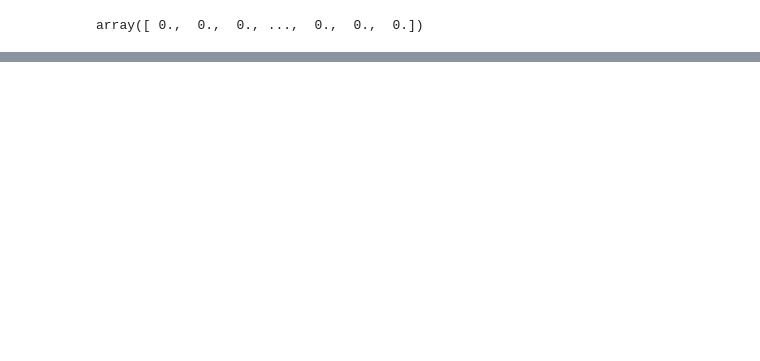
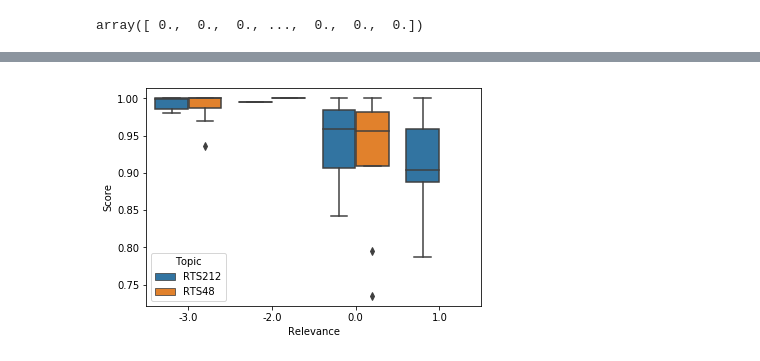
Before and after one commit to dimazest/flock, a Jupyter notebook: rocchio.ipynb, the cells around one changed output, grey strips where cells are left out. Drawn from its saved outputs; the diff is of its cells as text; code cells hidden in the pictures; blank space fills up the shorter version.

Commit message:
Score/relevance correlation

```diff
--- a/rocchio.ipynb
+++ b/rocchio.ipynb
@@ -71,7 +76,7 @@ class Collection:
 
     def _idf(self, features):
         result = np.zeros(self.df.shape[0])
-        result[features] = 1 / self.df[features]
+        result[features] = 1 / np.log(self.df[features] + 1)
         return result
 
     def distance(self, one, another, metric='cosine'):
@@ -150,0 +158,5 @@ array([[ 0.        ,  0.78610452,  0.88128212,  1.        ],
+# %%
+with open('eval/RTS17/topics.json') as f:
+    topics = json.load(f)
+topics = [topics[-22], topics[2]]
+queries = [t['title'] for t in topics]
@@ -150,0 +195,30 @@ array([[ 0.        ,  0.78610452,  0.88128212,  1.        ],
+# %%
+%%time
+tweet_collection = Collection(vectorizer)
+
+for q in queries:
+    tweet_collection.append(q)
+
+similarities = pd.DataFrame.from_records(
+    (
+        (tweet.id, *distances)
+        for i, tweet, vector, distances in (
+            (
+                i, tweet,
+                tweet_collection.append(tweet.text),
+                tweet_collection.distance(tweet.text, queries, metric='cosine').flatten()
+            )
+            for i, tweet in enumerate(Tweets(1_000_000))
+        )
+#         if min(distances) < 0.9
+    ),
+    columns=['tweet_id', *[t['topid'] for t in topics]],
+    index='tweet_id',
+)
+
+similarities = pd.concat([similarities], axis=1, keys=['Score'])
+
+similarities = similarities.merge(
+    qrels, how='left',
+    left_index=True, right_index=True,
+)[[('Score', 'RTS212'), ('Score', 'RTS48'), ('Relevance', 'RTS212'), ('Relevance', 'RTS48')]]
@@ -150,0 +264,10 @@ array([[ 0.        ,  0.78610452,  0.88128212,  1.        ],
+# %%
+zzz = similarities.dropna('rows', how='all', subset=[('Relevance', 'RTS212'), ('Relevance', 'RTS48')]).fillna(-3)
+
+zzz.columns.names = ['Type', 'Topic']
+zzz = zzz.stack('Topic')
+zzz = zzz.reset_index('Topic')
+# %%
+sns.boxplot(data=zzz, x='Relevance', y='Score', hue='Topic');
+# %% [output]
+[figure, added]
```
Also changed, not shown: parts of 21 cells of this notebook.
